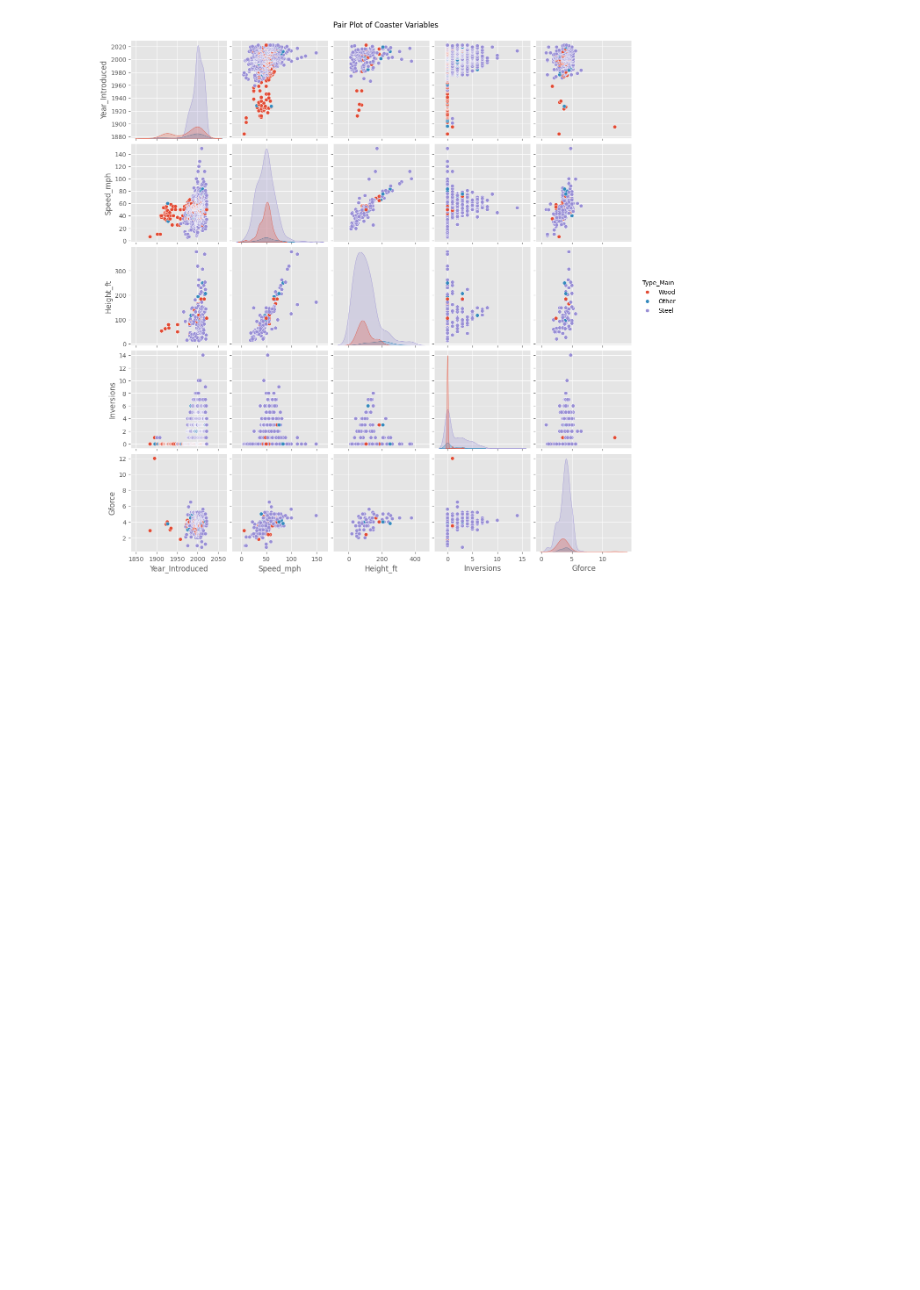
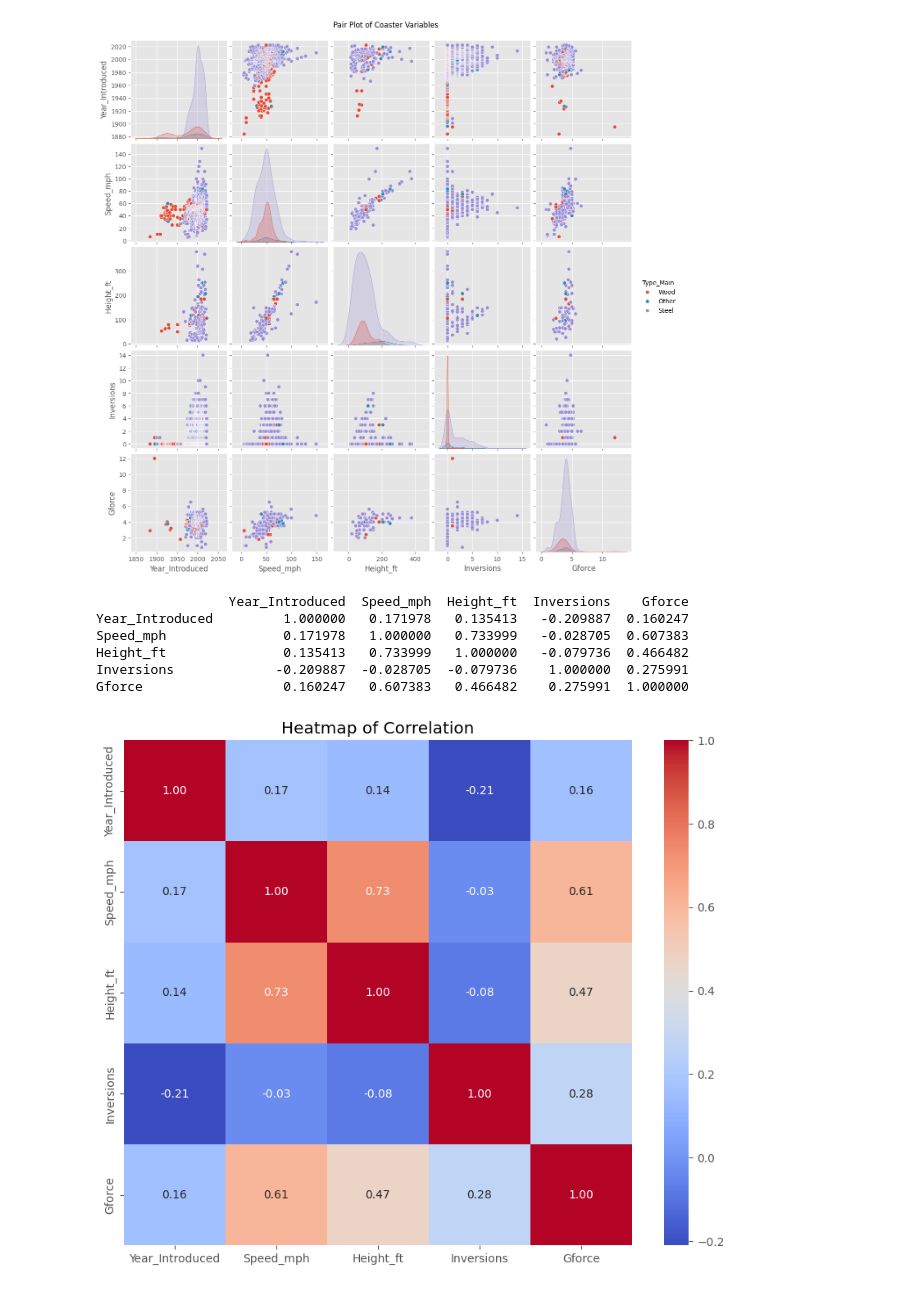
Before and after one commit to danielabaptista/RollerCoaster_ProjectDataAnalyst, a Jupyter notebook: RollerCoaster.ipynb, the cells around one changed output. Cells and saved outputs as stored; diff of their text form; code cells hidden in the pictures; blank space fills up the shorter version.

Commit message:
Heatmap

```diff
--- a/RollerCoaster.ipynb
+++ b/RollerCoaster.ipynb
@@ -287,3 +287,22 @@ plt.suptitle('Pair Plot of Coaster Variables', y=1.02)
 plt.show()
 # %% [output]
 [figure]
+# %%
+# correlation
+df_corr = df[['Year_Introduced', 'Speed_mph', 'Height_ft', 'Inversions', 'Gforce']].dropna().corr()
+print(df_corr)
+# %% [output]
+                 Year_Introduced  Speed_mph  Height_ft  Inversions    Gforce
+Year_Introduced         1.000000   0.171978   0.135413   -0.209887  0.160247
+Speed_mph               0.171978   1.000000   0.733999   -0.028705  0.607383
+Height_ft               0.135413   0.733999   1.000000   -0.079736  0.466482
+Inversions             -0.209887  -0.028705  -0.079736    1.000000  0.275991
+Gforce                  0.160247   0.607383   0.466482    0.275991  1.000000
+# %%
+# create heatmap
+plt.figure(figsize=(10, 8))
+sns.heatmap(df_corr, annot=True, cmap='coolwarm', fmt=".2f")
+plt.title('Heatmap of Correlation')
+plt.show()
+# %% [output]
+[figure, added]
```
